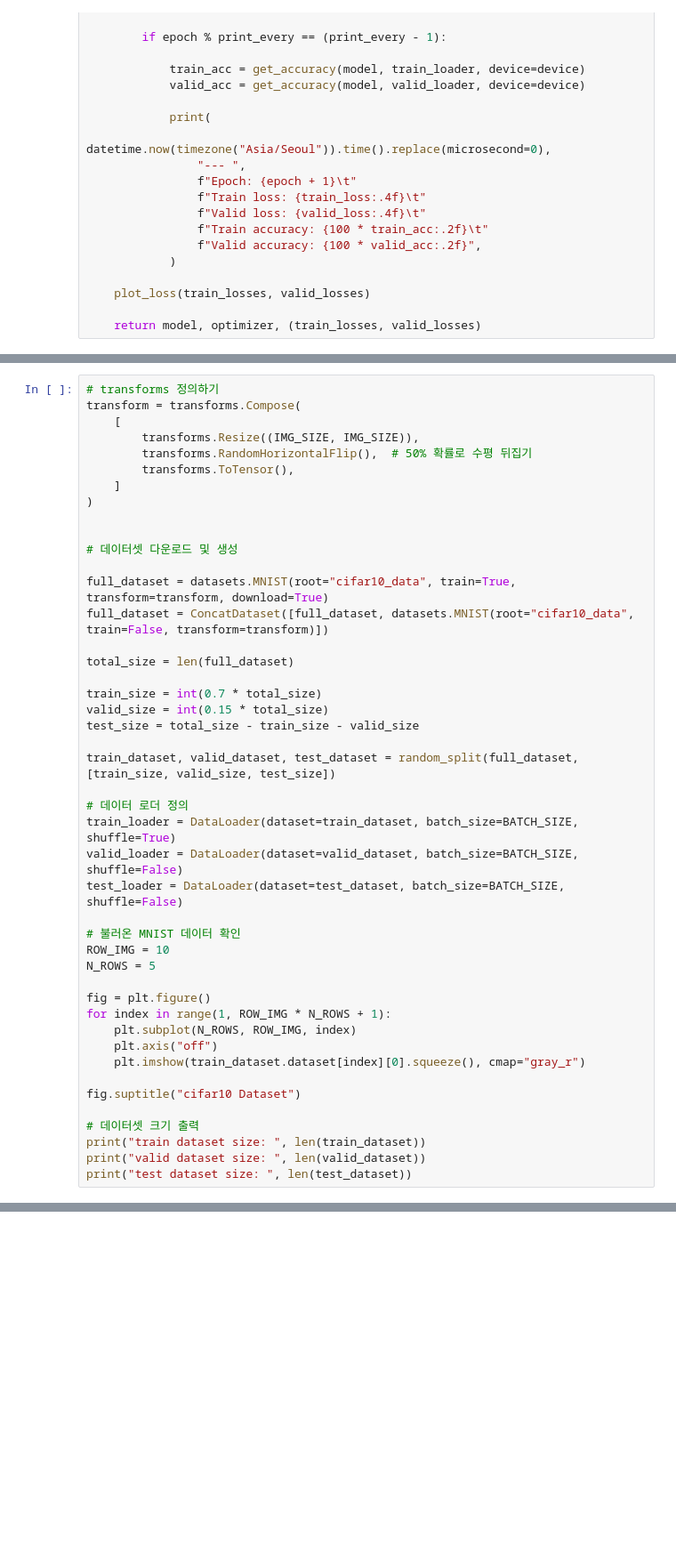
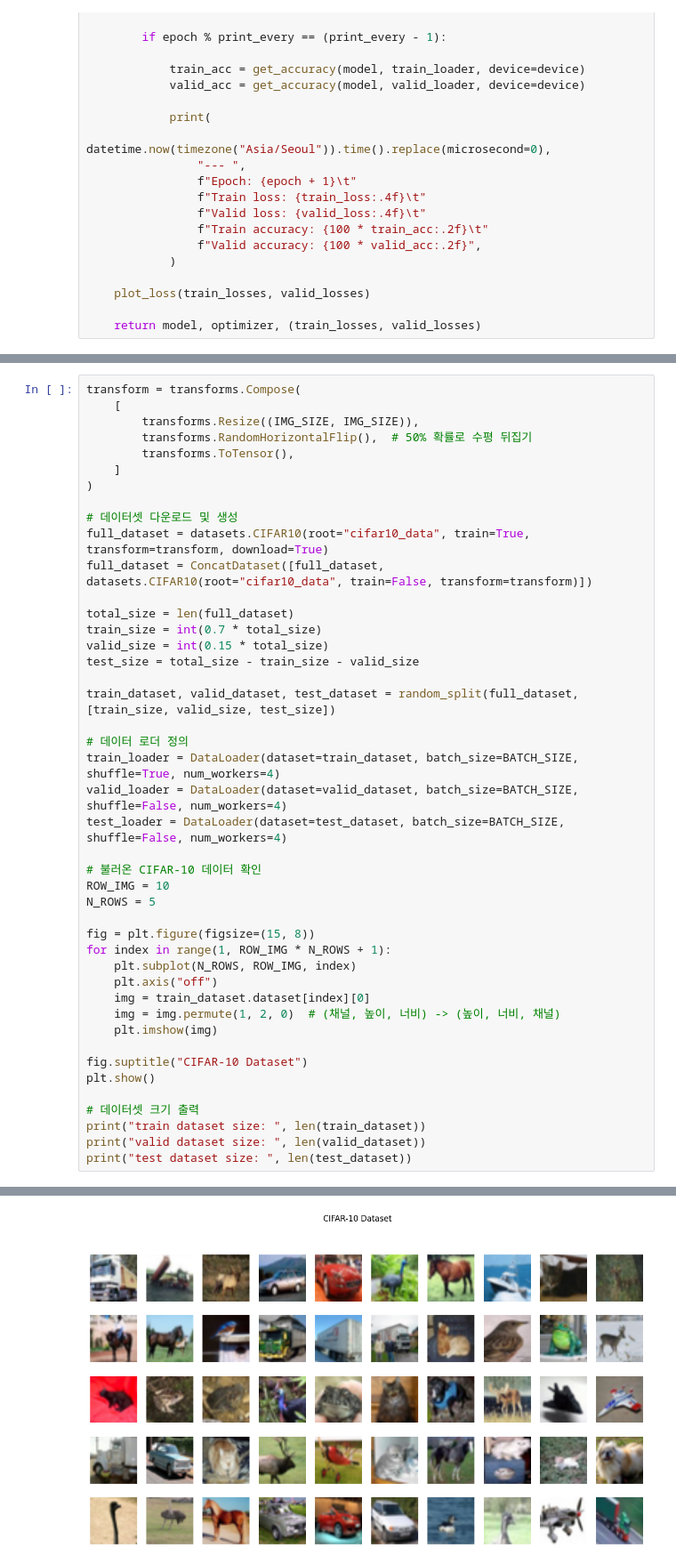
Before and after one commit to minseok128/DeepLearning-for-VisionSystems, a Jupyter notebook: 2. AlexNet(2012)/for_study/0.ipynb, the cells around one changed output, grey strips where cells are left out. Shown at 89% size. Drawn from its saved outputs; the diff is of its cells as text; blank space fills up the shorter version.

```diff
--- a/2. AlexNet(2012)/for_study/0.ipynb
+++ b/2. AlexNet(2012)/for_study/0.ipynb
@@ -266,7 +270,6 @@ Params size (MB): 233.30
 Estimated Total Size (MB): 241.48
 ============================================================================================================================================
 # %%
-# transforms 정의하기
 transform = transforms.Compose(
     [
         transforms.Resize((IMG_SIZE, IMG_SIZE)),
@@ -275,14 +278,11 @@ transform = transforms.Compose(
     ]
 )
 
-
 # 데이터셋 다운로드 및 생성
-
-full_dataset = datasets.MNIST(root="cifar10_data", train=True, transform=transform, download=True)
-full_dataset = ConcatDataset([full_dataset, datasets.MNIST(root="cifar10_data", train=False, transform=transform)])
+full_dataset = datasets.CIFAR10(root="cifar10_data", train=True, transform=transform, download=True)
+full_dataset = ConcatDataset([full_dataset, datasets.CIFAR10(root="cifar10_data", train=False, transform=transform)])
 
 total_size = len(full_dataset)
-
 train_size = int(0.7 * total_size)
 valid_size = int(0.15 * total_size)
 test_size = total_size - train_size - valid_size
@@ -290,23 +290,27 @@ test_size = total_size - train_size - valid_size
 train_dataset, valid_dataset, test_dataset = random_split(full_dataset, [train_size, valid_size, test_size])
 
 # 데이터 로더 정의
-train_loader = DataLoader(dataset=train_dataset, batch_size=BATCH_SIZE, shuffle=True)
-valid_loader = DataLoader(dataset=valid_dataset, batch_size=BATCH_SIZE, shuffle=False)
-test_loader = DataLoader(dataset=test_dataset, batch_size=BATCH_SIZE, shuffle=False)
+train_loader = DataLoader(dataset=train_dataset, batch_size=BATCH_SIZE, shuffle=True, num_workers=4)
+valid_loader = DataLoader(dataset=valid_dataset, batch_size=BATCH_SIZE, shuffle=False, num_workers=4)
+test_loader = DataLoader(dataset=test_dataset, batch_size=BATCH_SIZE, shuffle=False, num_workers=4)
 
-# 불러온 MNIST 데이터 확인
+# 불러온 CIFAR-10 데이터 확인
 ROW_IMG = 10
 N_ROWS = 5
 
-fig = plt.figure()
+fig = plt.figure(figsize=(15, 8))
 for index in range(1, ROW_IMG * N_ROWS + 1):
     plt.subplot(N_ROWS, ROW_IMG, index)
     plt.axis("off")
-    plt.imshow(train_dataset.dataset[index][0].squeeze(), cmap="gray_r")
+    img = train_dataset.dataset[index][0]
+    img = img.permute(1, 2, 0)  # (채널, 높이, 너비) -> (높이, 너비, 채널)
+    plt.imshow(img)
 
-fig.suptitle("cifar10 Dataset")
+fig.suptitle("CIFAR-10 Dataset")
+plt.show()
 
 # 데이터셋 크기 출력
 print("train dataset size: ", len(train_dataset))
 print("valid dataset size: ", len(valid_dataset))
 print("test dataset size: ", len(test_dataset))
+# %% [output]
@@ -312,0 +318 @@ print("test dataset size: ", len(test_dataset))
+[figure, added]
```
Also changed, not shown: parts of 6 cells of this notebook.
